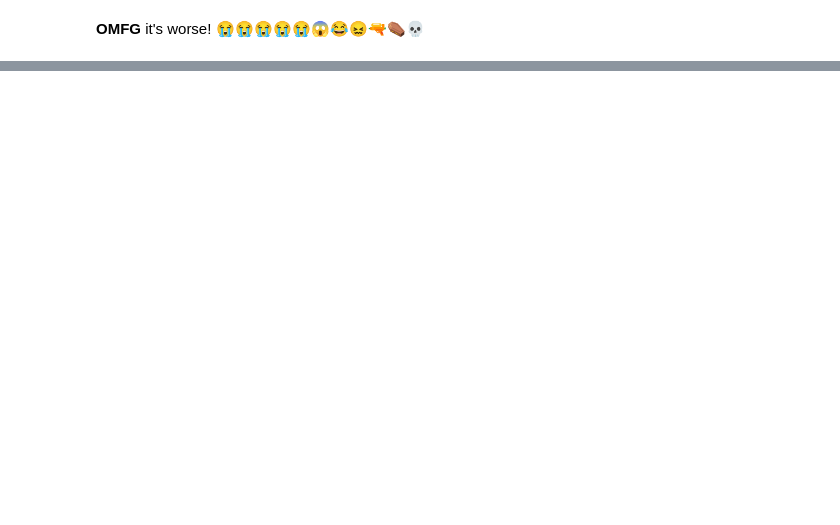
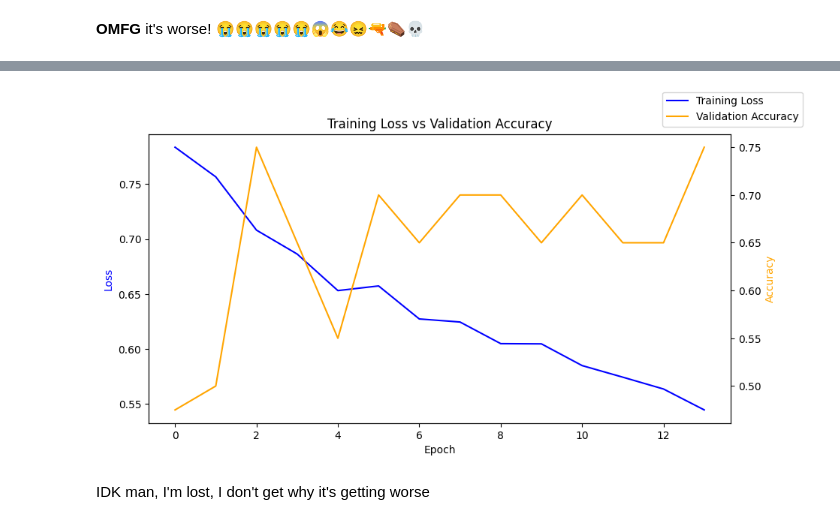
Before and after one commit to Crocodin/University_projects, a Jupyter notebook: semester 4/AI/Lab7/ANN.ipynb, the cells around one changed output, grey strips where cells are left out. Drawn from its saved outputs; the diff is of its cells as text; code cells hidden in the pictures; blank space fills up the shorter version.

```diff
--- a/semester 4/AI/Lab7/ANN.ipynb
+++ b/semester 4/AI/Lab7/ANN.ipynb
@@ -309,0 +327,12 @@ weighted avg       0.47      0.48      0.47       100
+# %%
+model_best_v2 = MLPClassifier(
+  	hidden_layer_sizes=(256, 128),
+    learning_rate_init=0.0001,
+    alpha=0.01,
+  	activation='relu',
+    early_stopping=True,
+  	max_iter=1000,
+	random_state=42
+)
+
+model_best_v2.fit(X_train, Y_train)
@@ -309,0 +359,18 @@ weighted avg       0.47      0.48      0.47       100
+# %%
+fig, ax1 = plt.subplots(figsize=(10, 5))
+
+ax1.plot(model_best_v2.loss_curve_, label='Training Loss', color='blue')
+ax1.set_xlabel('Epoch')
+ax1.set_ylabel('Loss', color='blue')
+
+ax2 = ax1.twinx()  # second y-axis
+ax2.plot(model_best_v2.validation_scores_, label='Validation Accuracy', color='orange')
+ax2.set_ylabel('Accuracy', color='orange')
+
+fig.legend(loc='upper right')
+plt.title('Training Loss vs Validation Accuracy')
+plt.show()
+# %% [output]
+[figure, added]
+# %% [markdown]
+IDK man, I'm lost, I don't get why it's getting worse
```
Also changed, not shown: parts of 5 cells of this notebook, 5 other files.
